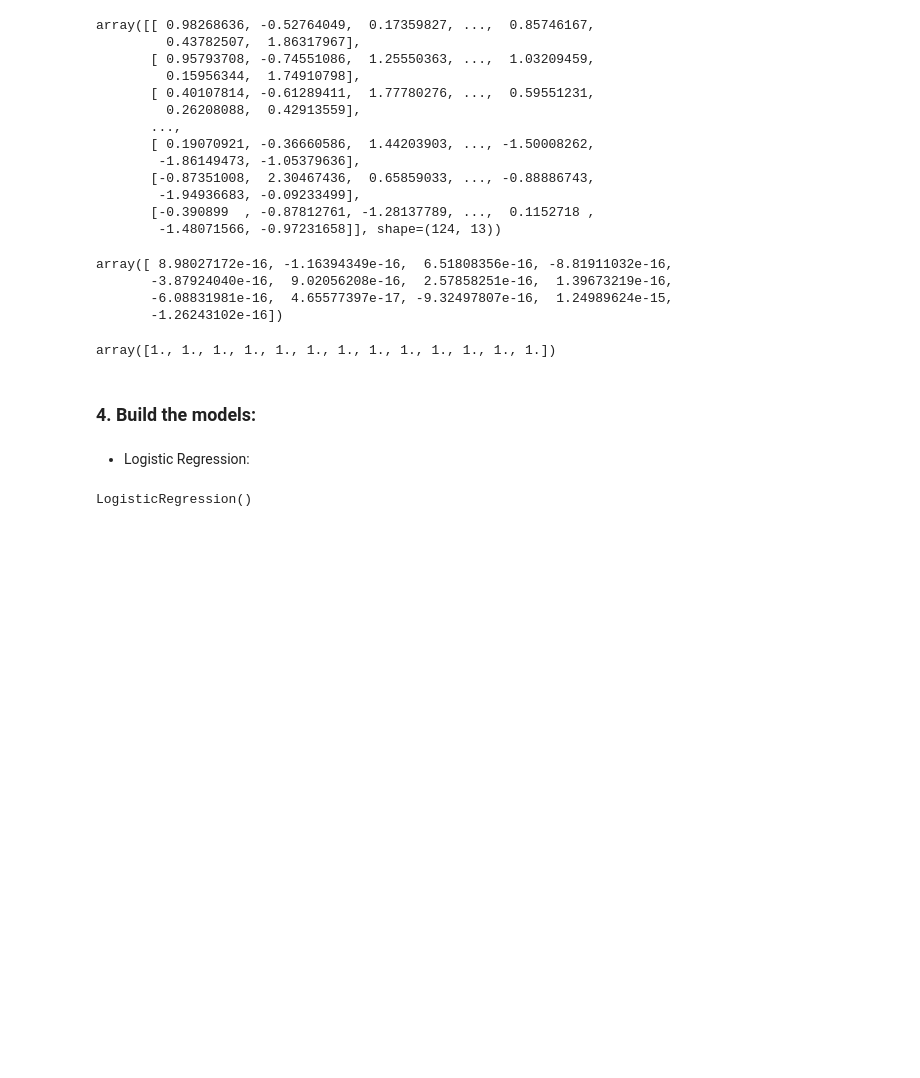
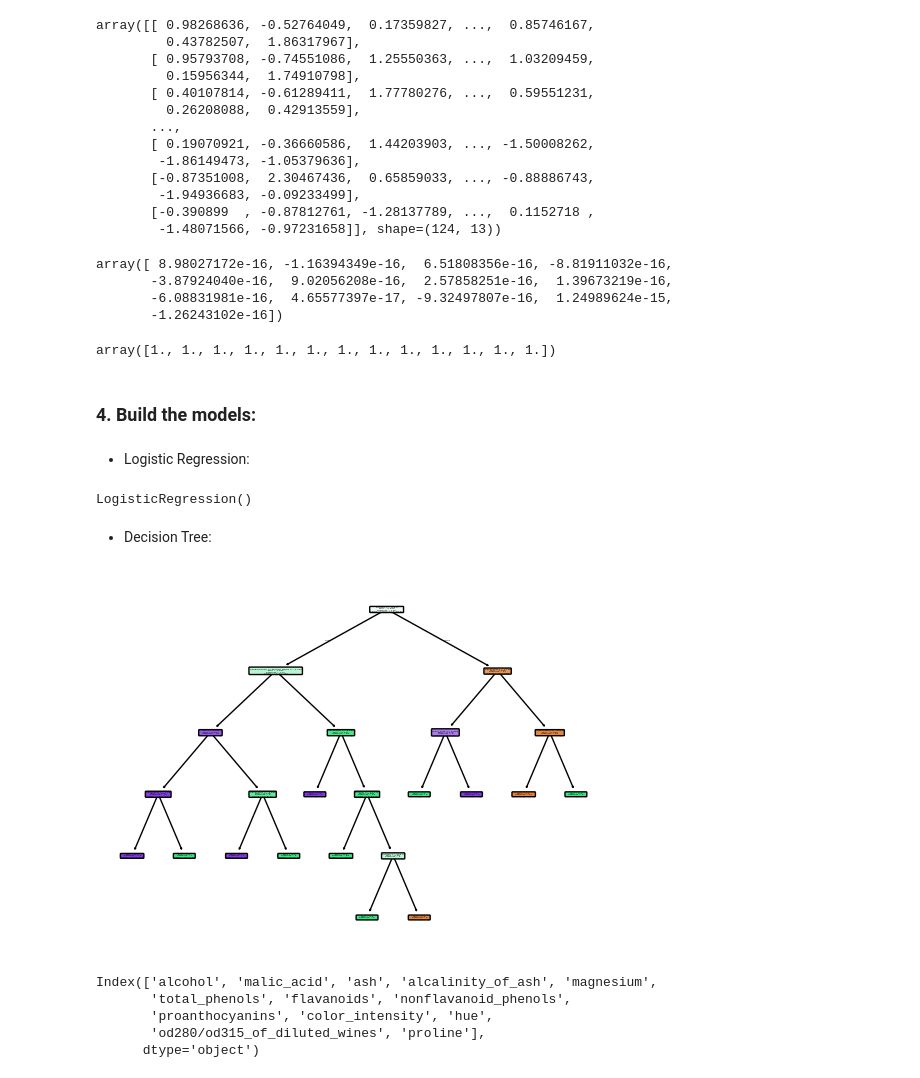
Before and after one commit to nadupoy/Cyber-Shujaa---Classification-Models, a Jupyter notebook: classification_models.ipynb, the cells around one changed output. Drawn from its saved outputs; the diff is of its cells as text; code cells hidden in the pictures; blank space fills up the shorter version.

Commit message:
Applied the `Decision Tree` model.

```diff
--- a/classification_models.ipynb
+++ b/classification_models.ipynb
@@ -612,6 +613,31 @@ logistic_regression = linear_model.LogisticRegression()
 logistic_regression.fit(X_scaled, y_train)
 # %% [output]
 LogisticRegression()
+# %% [markdown]
+- Decision Tree:
+# %%
+# Apply the Decision Tree model (all data has to be numerical):
+decision_tree = tree.DecisionTreeClassifier()
+decision_tree = decision_tree.fit(X, y)
+
+tree.plot_tree(
+    decision_tree,
+    feature_names=X.columns.tolist(),
+    filled=True,                         # Optional: adds colour for clarity
+    rounded=True                         # Optional: rounds box corners
+)
+plt.show()
+# %% [output]
+[figure, added]
+# %%
+cols = wine_dataset_df.drop('target', axis=1).columns
+cols
+# %% [output]
+Index(['alcohol', 'malic_acid', 'ash', 'alcalinity_of_ash', 'magnesium',
+       'total_phenols', 'flavanoids', 'nonflavanoid_phenols',
+       'proanthocyanins', 'color_intensity', 'hue',
+       'od280/od315_of_diluted_wines', 'proline'],
+      dtype='object')
 # %%
 # Scale and transform the data:
 # logistic_regression_scaler = preprocessing.StandardScaler().fit(X)
```
Also changed, not shown: parts of 1 cell of this notebook.
